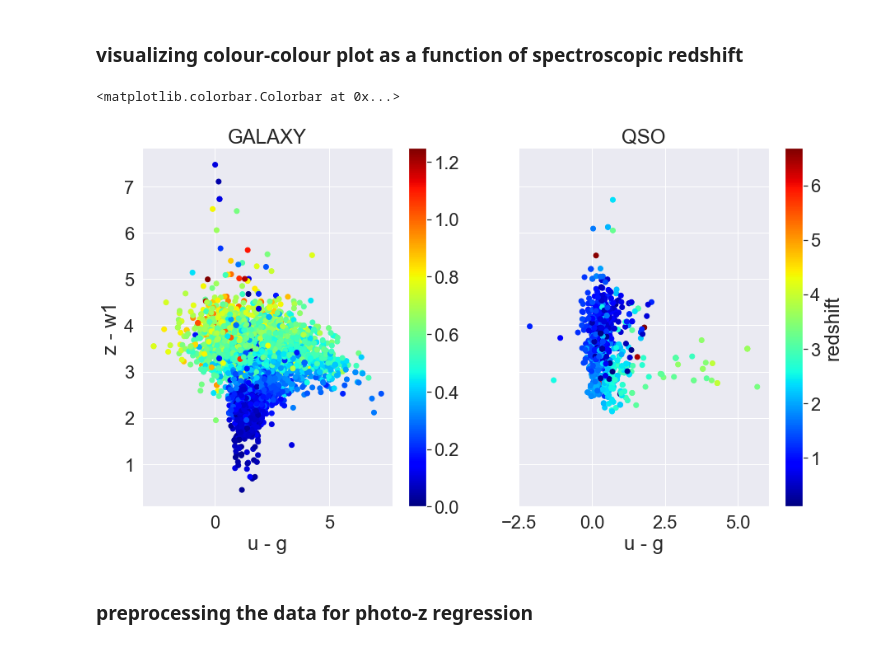
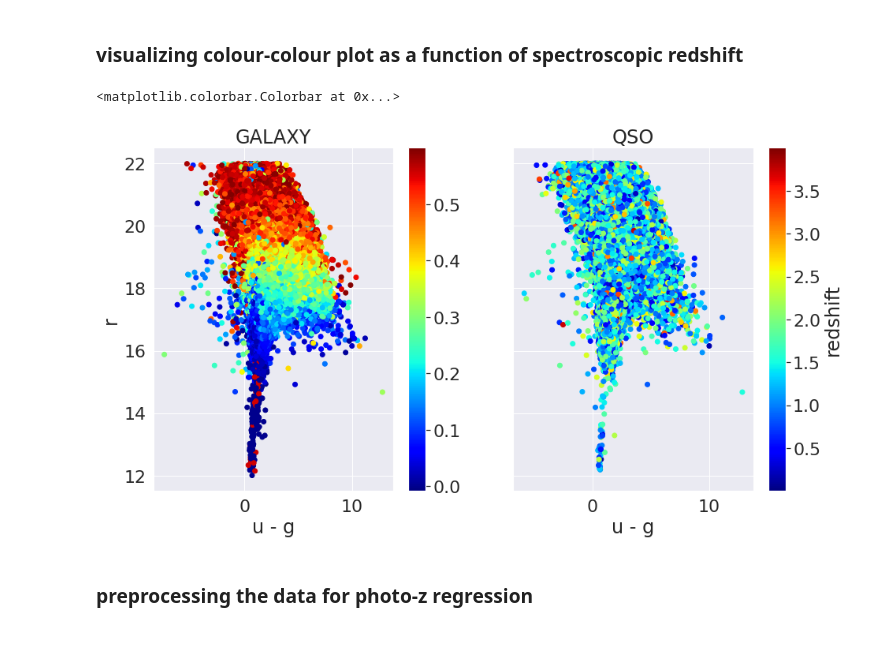
Before and after one commit to mofokeng-chaka/Classification-Photo-z_Regression_Demo, a Jupyter notebook: Multi-Wavelength_Classification_and_Regression.ipynb, the cells around one changed output. Cells and saved outputs as stored; diff of their text form; code cells hidden in the pictures.

```diff
--- a/Multi-Wavelength_Classification_and_Regression.ipynb
+++ b/Multi-Wavelength_Classification_and_Regression.ipynb
@@ -519,7 +592,7 @@ def feature_importance(cl,importance,x_tr, x_t, y_tr, y_t,thresh=0.15):
 # %%
 #Loading data from the catalogue
 #in this case the file is in the same directory as the jupyter notebook
-file = osp.join("../Hons/","sdss_all_small_dr16_allwise_red.fits.gz") #to specify your own "path/to/file"
+file = osp.join("/idia/projects/hippo/astroml/data/","sdss_all_small_dr16_allwise_red.fits.gz") #to specify your own "path/to/file"
                                                                #change the first parameter (".")
 
 fp = pf.open(file, memmap=True)
@@ -534,17 +607,17 @@ N_all = len(data) # all rows from the catalogue (= 3840668)
 # %%
 #Change the value of n to select only a subset of the data
 N = 5000#len(data)
-data = data[:N]
+subset_data = data[:N]
 
 
-ID = data['objID']
-u = data['dered_u']
-g = data['dered_g']
-r = data['dered_r']
-i = data['dered_i']
-z = data['dered_z']
-w1 = data['w1mpro']
-w2 = data['w2mpro']
+ID = subset_data['objID']
+u = subset_data['dered_u']
+g = subset_data['dered_g']
+r = subset_data['dered_r']
+i = subset_data['dered_i']
+z = subset_data['dered_z']
+w1 = subset_data['w1mpro']
+w2 = subset_data['w2mpro']
 
 
 #Splitting photometric data into test and train data
@@ -767,38 +935,66 @@ Due to the fact that spectroscopic measurements can be expensive and a high wave
 # %%
 # create a figure and axis
 labels = ["r","u - g","g - r","r - i","i - z","z - w1","w1 - w2"]
 nlabels = len(labels)
 
 # select two random features
 ilabels = np.random.choice(nlabels,2)
 
+df = data[:N_all]
+
+u = df['dered_u']
+g = df['dered_g']
+r = df['dered_r']
+i = df['dered_i']
+z = df['dered_z']
+w1 = df['w1mpro']
+w2 = df['w2mpro']
+
+
+#Splitting photometric data into test and train data
+x = np.vstack([np.array(r),
+               np.array(u) - np.array(g),
+               np.array(g) - np.array(r),
+               np.array(r) - np.array(i),
+               np.array(i) - np.array(z),
+               np.array(z) - np.array(w1),
+               np.array(w1) - np.array(w2)]).T
+
 # select GALAXY and QSO datasets only
-i_gal = np.where(data['specclass']=='GALAXY')[0]
+i_gal = np.where(df['specclass']=='GALAXY')[0]
 gal = x[i_gal] # GALAXY features
-z_gal = data['zspec'][i_gal] # GALAXY spectroscopic redshifts
+z_gal = df['zspec'][i_gal] # GALAXY spectroscopic redshifts
 
-i_qso = np.where(data['specclass']=='QSO')[0]
+limit_z_gal = np.where(z_gal < 0.6)[0]
+subset_z_gal = z_gal[limit_z_gal]
+subset_gal = gal[limit_z_gal]
+
+i_qso = np.where(df['specclass']=='QSO')[0]
 qso = x[i_qso] # QSO features
-z_qso = data['zspec'][i_qso] # QSO spectroscopic redshifts
+z_qso = df['zspec'][i_qso] # QSO spectroscopic redshifts
+
+limit_z_qso = np.where(z_qso < 4)[0]
+subset_z_qso = z_qso[limit_z_qso]
+subset_qso = gal[limit_z_qso]
 
 # plot data points
 fig, ax = pl.subplots(1,2,sharey=True,figsize=(15,8))
 
 ax[0].set_title('GALAXY')
-p = ax[0].scatter(gal[:,ilabels[0]], gal[:,ilabels[1]], c=z_gal, cmap='jet')
+p = ax[0].scatter(subset_gal[:,ilabels[0]], subset_gal[:,ilabels[1]], c=subset_z_gal, cmap='jet')
 
 ax[0].set_xlabel(labels[ilabels[0]])
 ax[0].set_ylabel(labels[ilabels[1]])
 pl.colorbar(p,ax=ax[0])
 
 ax[1].set_title('QSO')
 
-p1 = ax[1].scatter(qso[:,ilabels[0]], qso[:,ilabels[1]], c=z_qso, cmap='jet')
+p1 = ax[1].scatter(subset_qso[:,ilabels[0]], subset_qso[:,ilabels[1]], c=subset_z_qso, cmap='jet')
 ax[1].set_xlabel(labels[ilabels[0]])
 pl.colorbar(p1,ax=ax[1], label='redshift')
 # %% [output]
 <matplotlib.colorbar.Colorbar at 0x...>
-[figure, old version]
+[figure, new version]
 # %% [markdown]
 ### preprocessing the data for photo-z regression
 # %%
```
Also changed, not shown: parts of 45 cells of this notebook.
